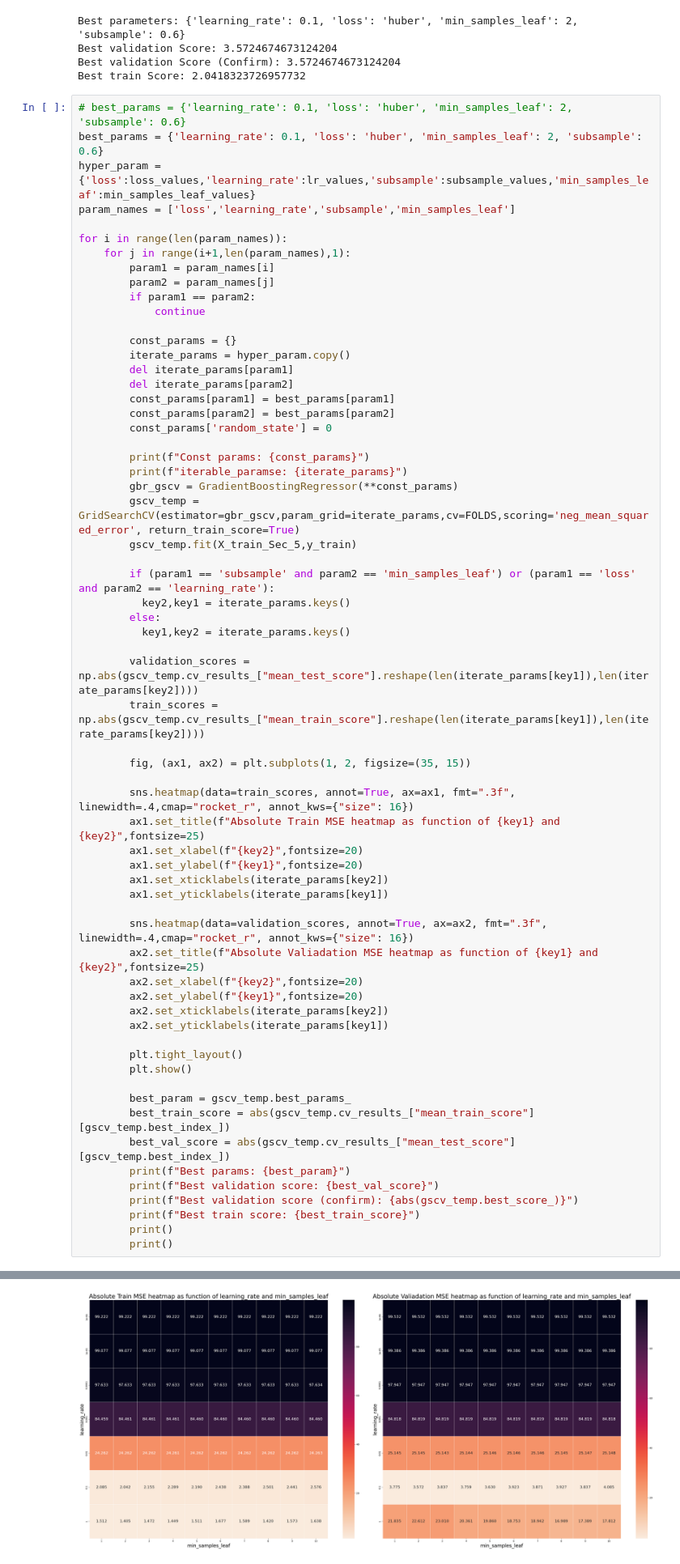
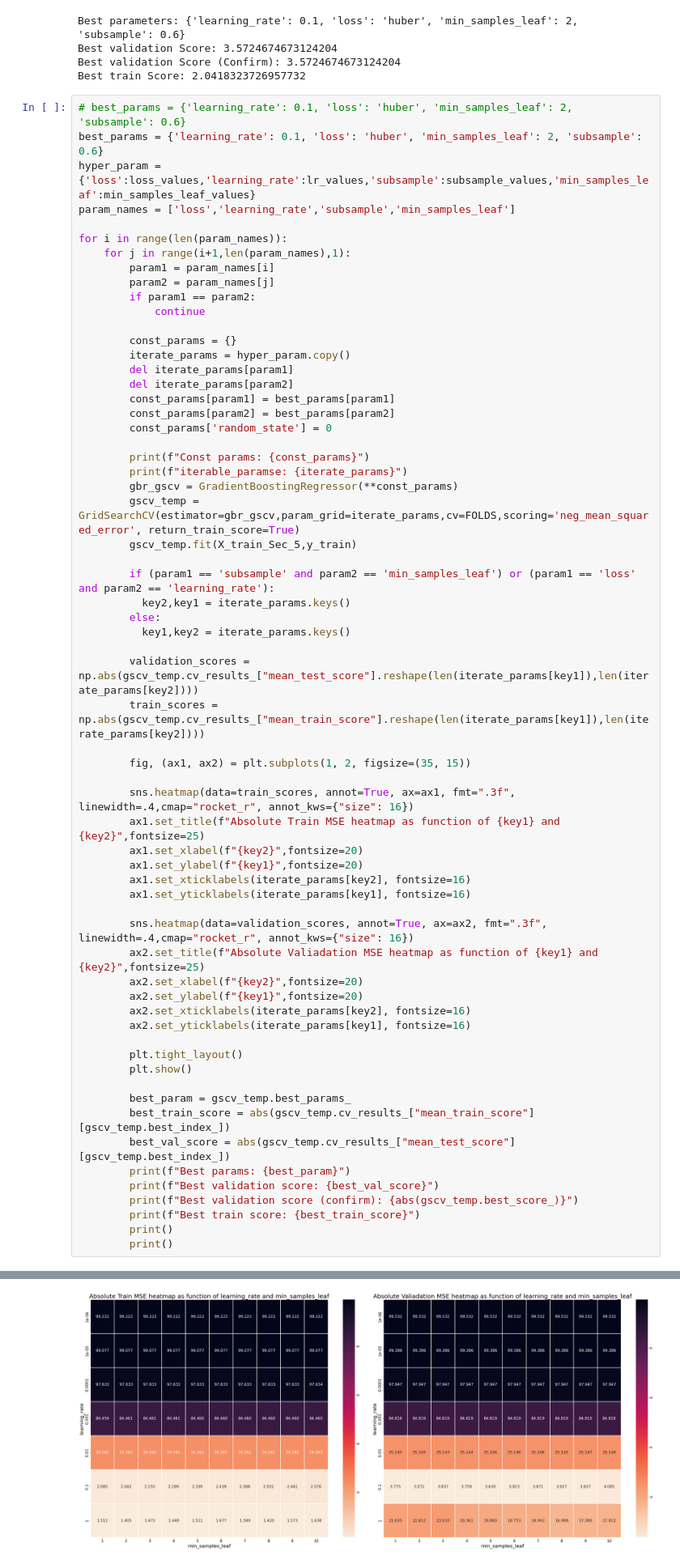
Before and after one commit to ItayLasch/MajorHW3, a Jupyter notebook: Major_HW3.ipynb, the cells around one changed output, grey strips where cells are left out. Shown at 81% size. Cells and saved outputs as stored; diff of their text form.

```diff
--- a/Major_HW3.ipynb
+++ b/Major_HW3.ipynb
@@ -672,15 +664,15 @@ for i in range(len(param_names)):
         ax1.set_title(f"Absolute Train MSE heatmap as function of {key1} and {key2}",fontsize=25)
         ax1.set_xlabel(f"{key2}",fontsize=20)
         ax1.set_ylabel(f"{key1}",fontsize=20)
-        ax1.set_xticklabels(iterate_params[key2])
-        ax1.set_yticklabels(iterate_params[key1])
+        ax1.set_xticklabels(iterate_params[key2], fontsize=16)
+        ax1.set_yticklabels(iterate_params[key1], fontsize=16)
 
         sns.heatmap(data=validation_scores, annot=True, ax=ax2, fmt=".3f", linewidth=.4,cmap="rocket_r", annot_kws={"size": 16})
         ax2.set_title(f"Absolute Valiadation MSE heatmap as function of {key1} and {key2}",fontsize=25)
         ax2.set_xlabel(f"{key2}",fontsize=20)
         ax2.set_ylabel(f"{key1}",fontsize=20)
-        ax2.set_xticklabels(iterate_params[key2])
-        ax2.set_yticklabels(iterate_params[key1])
+        ax2.set_xticklabels(iterate_params[key2], fontsize=16)
+        ax2.set_yticklabels(iterate_params[key1], fontsize=16)
 
         plt.tight_layout()
         plt.show()
@@ -701,12 +693,12 @@ iterable_paramse: {'subsample': [0.1, 0.2, 0.3, 0.4, 0.5, 0.6, 0.7, 0.8, 0.9, 1.
 Best params: {'min_samples_leaf': 2, 'subsample': 0.6}
 Best validation score: 3.5724674673124204
 Best validation score (confirm): 3.5724674673124204
 Best train score: 2.0418323726957732
 
 
 Const params: {'loss': 'huber', 'subsample': 0.6, 'random_state': 0}
 iterable_paramse: {'learning_rate': [1e-06, 1e-05, 0.0001, 0.001, 0.01, 0.1, 1], 'min_samples_leaf': array([ 1,  2,  3,  4,  5,  6,  7,  8,  9, 10])}
-[figure, old version]
+[figure, new version]
 Best params: {'learning_rate': 0.1, 'min_samples_leaf': 2}
 Best validation score: 3.5724674673124204
 Best validation score (confirm): 3.5724674673124204
```
Also changed, not shown: parts of 17 cells of this notebook, 1 other file.
